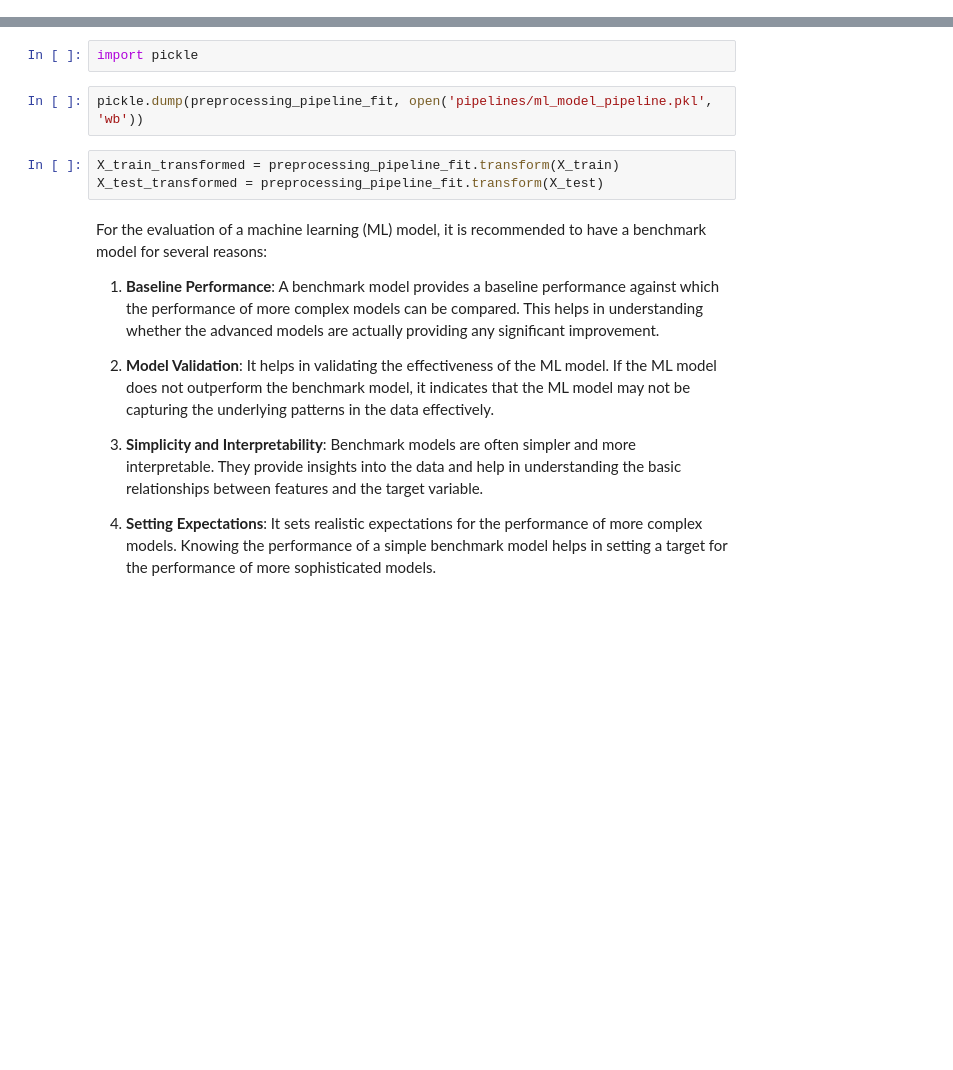
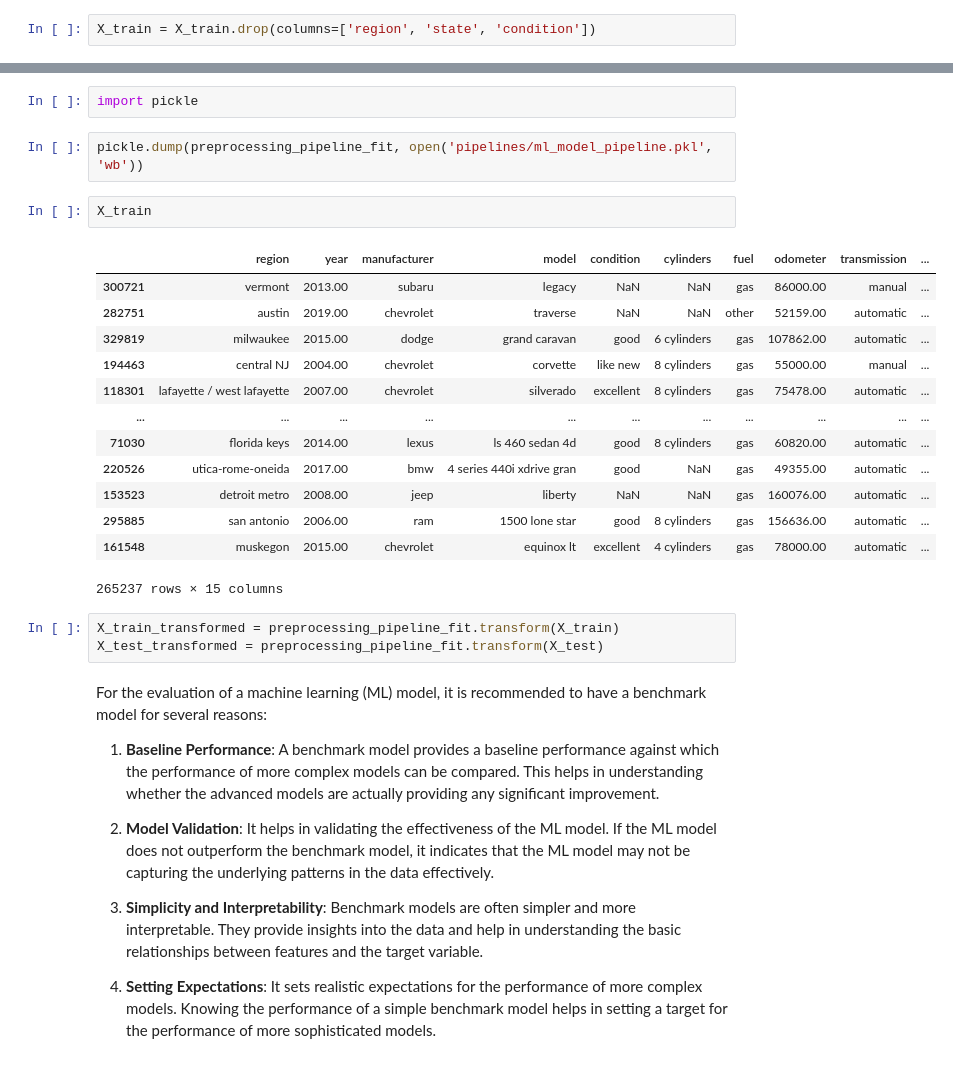
Before and after one commit to julienOlivier3/risk-analytics, a Jupyter notebook: day1_ml.ipynb, the cells around one changed output, grey strips where cells are left out. Drawn from its saved outputs; the diff is of its cells as text; blank space fills up the shorter version.

```diff
--- a/day1_ml.ipynb
+++ b/day1_ml.ipynb
@@ -842,12 +806,30 @@ X_train, X_test, y_train, y_test = train_test_split(X, y, test_size=0.2, random_
 y_train.shape, y_test.shape
 # %% [output]
 ((265237,), (66310,))
+# %%
+X_train = X_train.drop(columns=['region', 'state', 'condition'])
 # %%
 preprocessing_pipeline_fit = preprocessing_pipeline.fit(X_train)
 # %%
 import pickle
 # %%
 pickle.dump(preprocessing_pipeline_fit, open('pipelines/ml_model_pipeline.pkl', 'wb'))
+# %%
+X_train
+# %% [output]
+|  | region | year | manufacturer | model | condition | cylinders | fuel | odometer | transmission | ... |
+| 300721 | vermont | 2013.00 | subaru | legacy | NaN | NaN | gas | 86000.00 | manual | ... |
+| 282751 | austin | 2019.00 | chevrolet | traverse | NaN | NaN | other | 52159.00 | automatic | ... |
+| 329819 | milwaukee | 2015.00 | dodge | grand caravan | good | 6 cylinders | gas | 107862.00 | automatic | ... |
+| 194463 | central NJ | 2004.00 | chevrolet | corvette | like new | 8 cylinders | gas | 55000.00 | manual | ... |
+| 118301 | lafayette / west lafayette | 2007.00 | chevrolet | silverado | excellent | 8 cylinders | gas | 75478.00 | automatic | ... |
+| ... | ... | ... | ... | ... | ... | ... | ... | ... | ... | ... |
+| 71030 | florida keys | 2014.00 | lexus | ls 460 sedan 4d | good | 8 cylinders | gas | 60820.00 | automatic | ... |
+| 220526 | utica-rome-oneida | 2017.00 | bmw | 4 series 440i xdrive gran | good | NaN | gas | 49355.00 | automatic | ... |
+| 153523 | detroit metro | 2008.00 | jeep | liberty | NaN | NaN | gas | 160076.00 | automatic | ... |
+| 295885 | san antonio | 2006.00 | ram | 1500 lone star | good | 8 cylinders | gas | 156636.00 | automatic | ... |
+| 161548 | muskegon | 2015.00 | chevrolet | equinox lt | excellent | 4 cylinders | gas | 78000.00 | automatic | ... |
+265237 rows × 15 columns
 # %%
 X_train_transformed = preprocessing_pipeline_fit.transform(X_train)
 X_test_transformed = preprocessing_pipeline_fit.transform(X_test)
```
Also changed, not shown: parts of 58 cells of this notebook, 9 other files.
